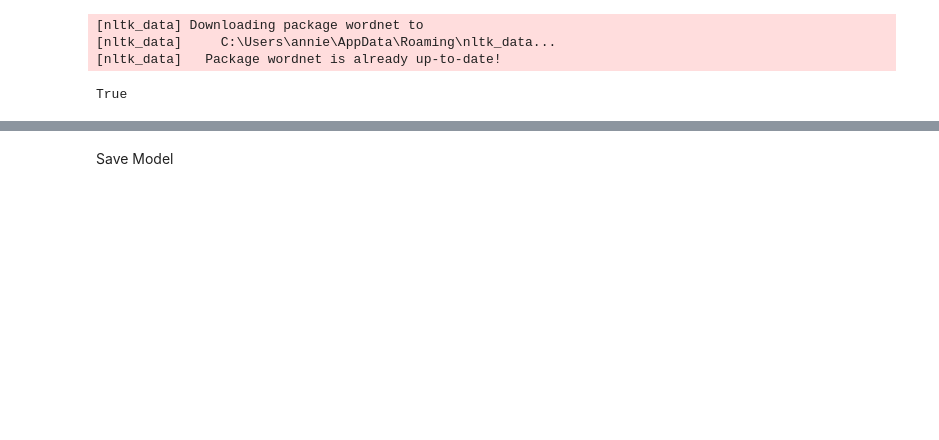
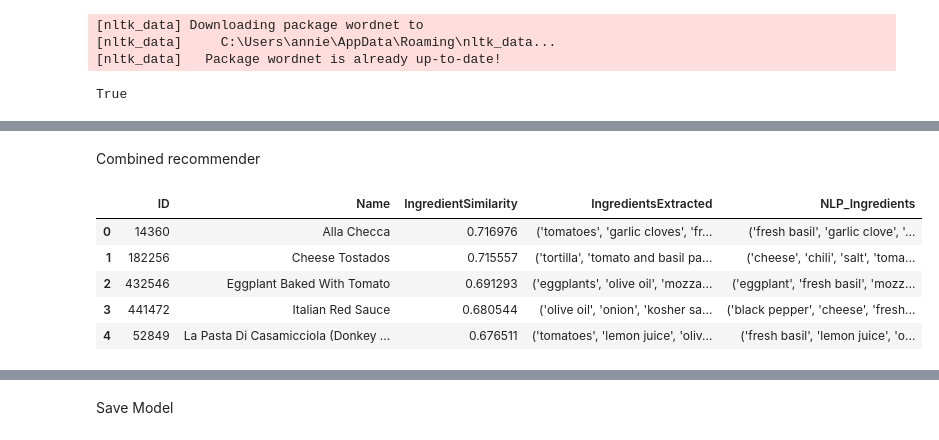
Before and after one commit to Jguan10/Dishcovery, a Jupyter notebook: recommender copy.ipynb, the cells around one changed output, grey strips where cells are left out. Drawn from its saved outputs; the diff is of its cells as text; code cells hidden in the pictures; blank space fills up the shorter version.

```diff
--- a/recommender copy.ipynb
+++ b/recommender copy.ipynb
@@ -137,0 +162,2 @@ recommend(ingredients_list, excluded_ingredients=excluded_ingredients)
+# %% [markdown]
+Combined recommender
@@ -137,0 +194,12 @@ recommend(ingredients_list, excluded_ingredients=excluded_ingredients)
+# %%
+# ingredients only
+ingredients_list = 'pasta basil tomato cheese'
+
+recommend_combined(ingredients_list=ingredients_list)
+# %% [output]
+|  | ID | Name | IngredientSimilarity | IngredientsExtracted | NLP_Ingredients |
+| 0 | 14360 | Alla Checca | 0.716976 | ('tomatoes', 'garlic cloves', 'fr... | ('fresh basil', 'garlic clove', '... |
+| 1 | 182256 | Cheese Tostados | 0.715557 | ('tortilla', 'tomato and basil pa... | ('cheese', 'chili', 'salt', 'toma... |
+| 2 | 432546 | Eggplant Baked With Tomato | 0.691293 | ('eggplants', 'olive oil', 'mozza... | ('eggplant', 'fresh basil', 'mozz... |
+| 3 | 441472 | Italian Red Sauce | 0.680544 | ('olive oil', 'onion', 'kosher sa... | ('black pepper', 'cheese', 'fresh... |
+| 4 | 52849 | La Pasta Di Casamicciola (Donkey ... | 0.676511 | ('tomatoes', 'lemon juice', 'oliv... | ('fresh basil', 'lemon juice', 'o... |
```
Also changed, not shown: parts of 29 cells of this notebook.
